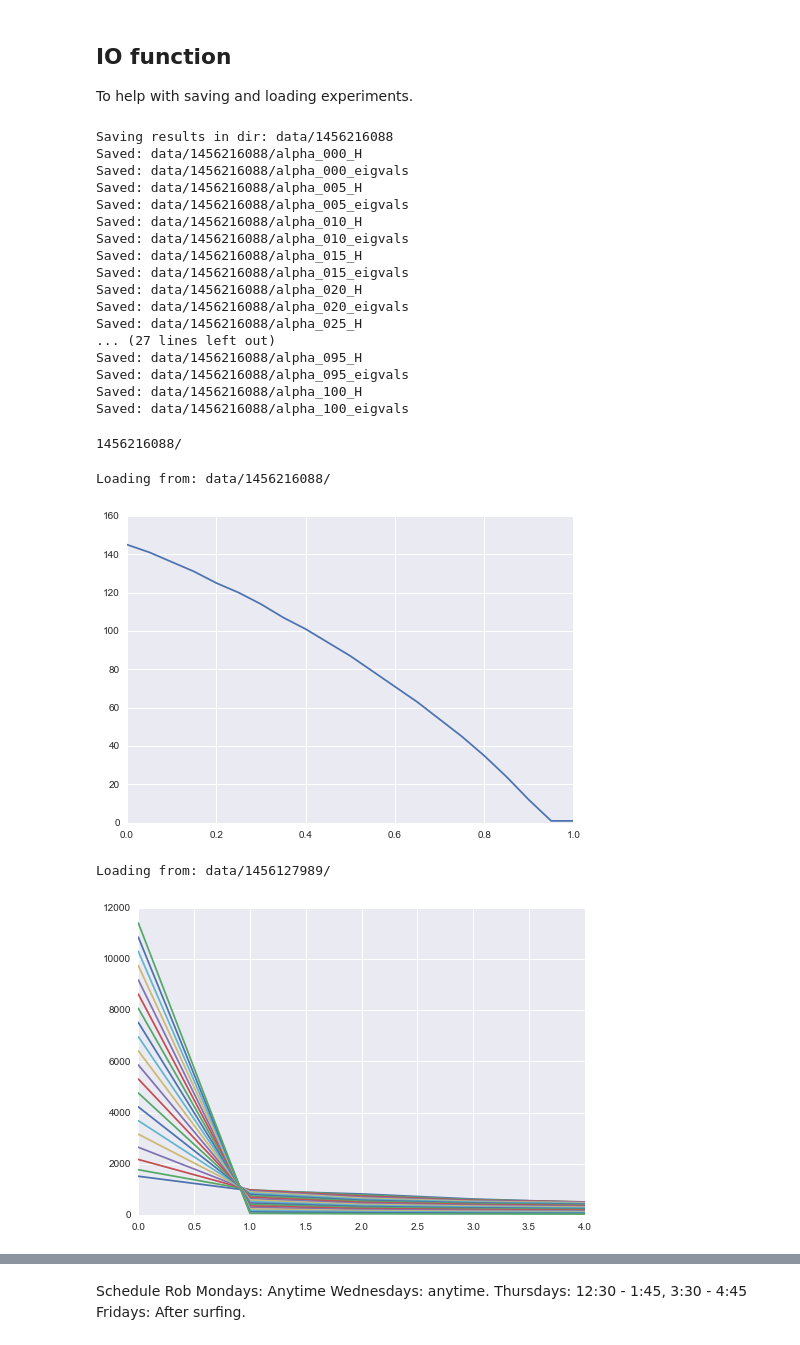
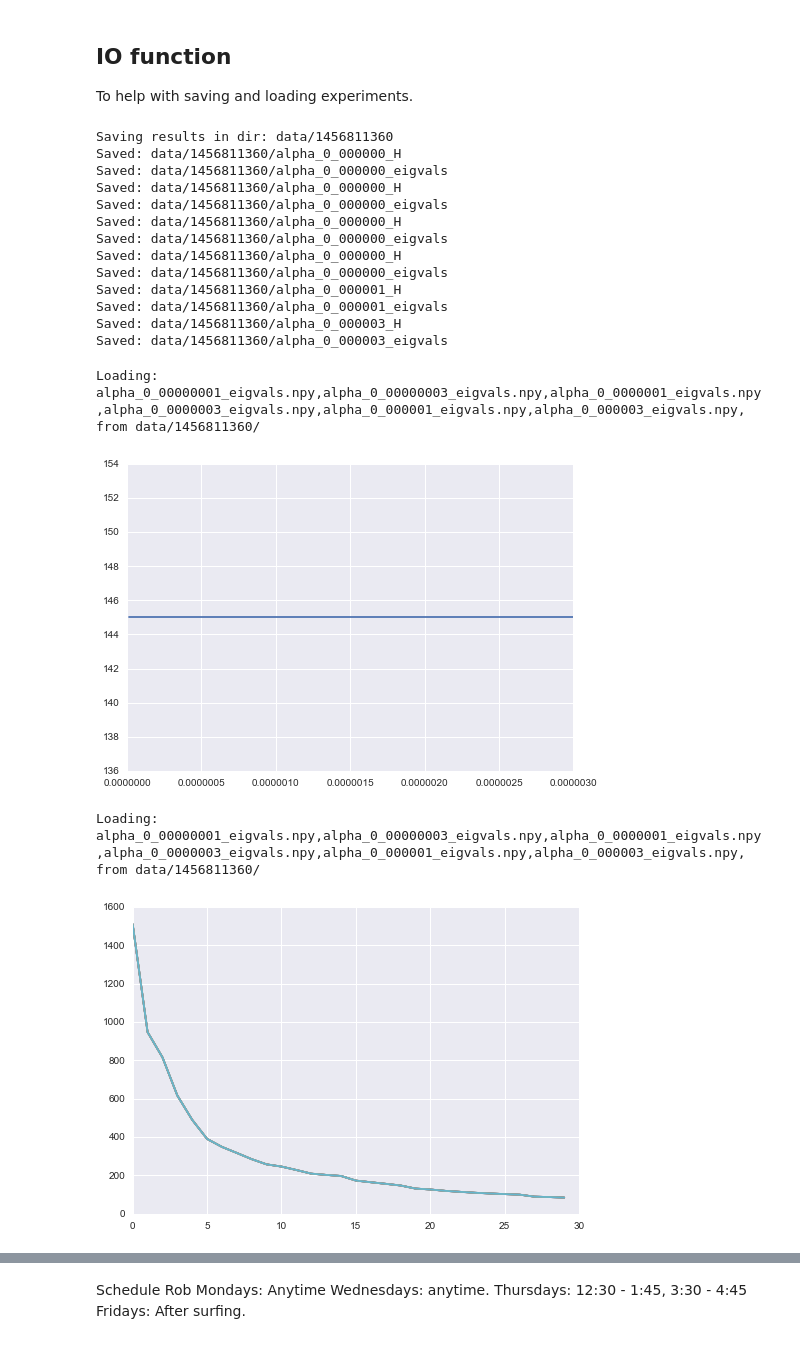
Before and after one commit to kristjanjonsson/Deep-Hidden-Layer-Learning, a Jupyter notebook: Prototyping-KJ.ipynb, the cells around one changed output, grey strips where cells are left out. Cells and saved outputs as stored; diff of their text form; code cells hidden in the pictures.

```diff
--- a/Prototyping-KJ.ipynb
+++ b/Prototyping-KJ.ipynb
@@ -124,6 +114,0 @@ YG = gram(y_train[:, np.newaxis])
-# %%
-H, ei = hiddenTargets(XG, YG, 1.0)
-# %%
-alpha = 1.0
-H, eigvals = hiddenTargets(XG, YG, alpha)
-np.allclose(H.dot(H.T), (1 - alpha) * XG + alpha * YG)
@@ -198,54 +170,50 @@ def computeHiddenTargets(alphas, X, y):
     YG = np.outer(y, y)
 
     path = createSaveDirectory()
+    np.save(join(path, 'alphas'), alphas)
+    np.save(join(path, 'X'), X)
+    np.save(join(path, 'y'), y)
     print('Saving results in dir: ' + path)
     for alpha in alphas:
         H, eigvals = hiddenTargets(XG, YG, alpha)
         save(H, alpha, path, 'H')
         save(eigvals, alpha, path, 'eigvals')
 
-computeHiddenTargets(np.arange(0, 1.05, 0.05), X, y)
+alphas = np.array([1e-8, 3e-8, 1e-7, 3e-7, 1e-6, 3e-6])
+computeHiddenTargets(alphas, X, y)
 # %% [output]
-Saving results in dir: data/1456216088
-Saved: data/1456216088/alpha_000_H
-Saved: data/1456216088/alpha_000_eigvals
-Saved: data/1456216088/alpha_005_H
-Saved: data/1456216088/alpha_005_eigvals
-Saved: data/1456216088/alpha_010_H
-Saved: data/1456216088/alpha_010_eigvals
-Saved: data/1456216088/alpha_015_H
-Saved: data/1456216088/alpha_015_eigvals
-Saved: data/1456216088/alpha_020_H
-Saved: data/1456216088/alpha_020_eigvals
-Saved: data/1456216088/alpha_025_H
-... (27 lines left out)
-Saved: data/1456216088/alpha_095_H
-Saved: data/1456216088/alpha_095_eigvals
-Saved: data/1456216088/alpha_100_H
-Saved: data/1456216088/alpha_100_eigvals
+Saving results in dir: data/1456811360
+Saved: data/1456811360/alpha_0_000000_H
+Saved: data/1456811360/alpha_0_000000_eigvals
+Saved: data/1456811360/alpha_0_000000_H
+Saved: data/1456811360/alpha_0_000000_eigvals
+Saved: data/1456811360/alpha_0_000000_H
+Saved: data/1456811360/alpha_0_000000_eigvals
+Saved: data/1456811360/alpha_0_000000_H
+Saved: data/1456811360/alpha_0_000000_eigvals
+Saved: data/1456811360/alpha_0_000001_H
+Saved: data/1456811360/alpha_0_000001_eigvals
+Saved: data/1456811360/alpha_0_000003_H
+Saved: data/1456811360/alpha_0_000003_eigvals
-# %%
-ls data
-# %% [output]
-1456216088/
 # %%
-experiment_number = '1456216088'
+experiment_number = '1456811360'
 # %%
 eigvals = load('data/{0}/'.format(experiment_number), which='eigvals')
-alphas = np.arange(0, 1.05, 0.05)
+# alphas = np.arange(0, 1.05, 0.05)
 p95 = np.array([effectiveDimension(eigval, p=0.95) for eigval in eigvals])
 plt.plot(alphas, p95);
 # %% [output]
-Loading from: data/1456216088/
+Loading: alpha_0_00000001_eigvals.npy,alpha_0_00000003_eigvals.npy,alpha_0_0000001_eigvals.npy,alpha_0_0000003_eigvals.npy,alpha_0_000001_eigvals.npy,alpha_0_000003_eigvals.npy, from data/1456811360/
-[figure, old version]
+[figure, new version]
 # %%
 plt.hold(True)
 for eigvals in load('data/{0}/'.format(experiment_number), which='eigvals'):
-    plt.plot(eigvals[:5])
+    plt.plot(eigvals[:30])
 
 plt.hold(False)
 # %% [output]
-Loading from: data/1456127989/
+Loading: alpha_0_00000001_eigvals.npy,alpha_0_00000003_eigvals.npy,alpha_0_0000001_eigvals.npy,alpha_0_0000003_eigvals.npy,alpha_0_000001_eigvals.npy,alpha_0_000003_eigvals.npy, from data/1456811360/
-[figure, old version]
+[figure, new version]
 # %%
 plt.xlim(0, 10)
 plt.hold(True)
```
Also changed, not shown: parts of 20 cells of this notebook.
